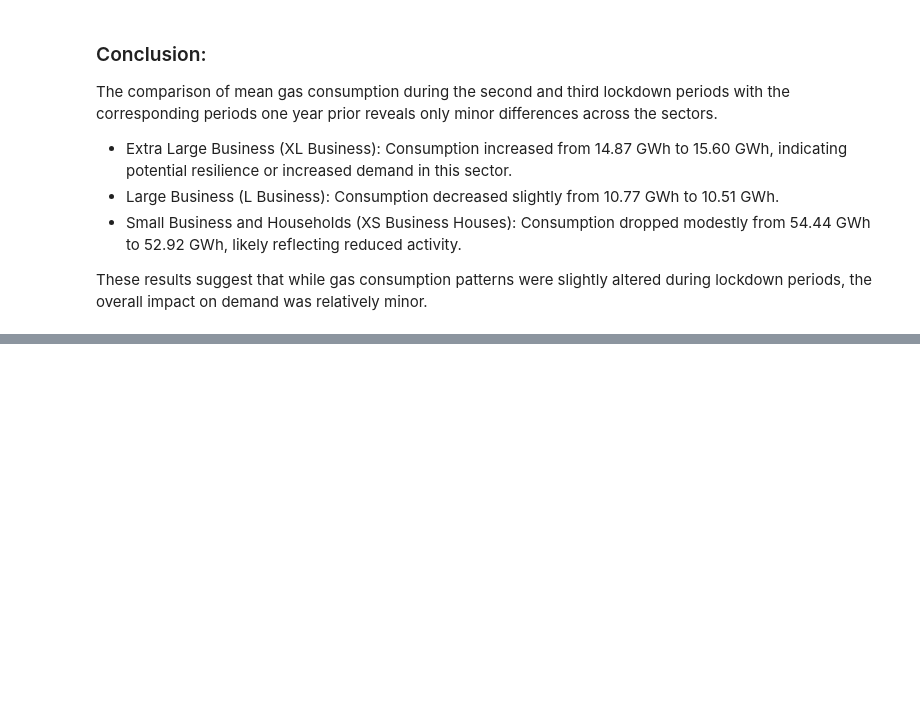
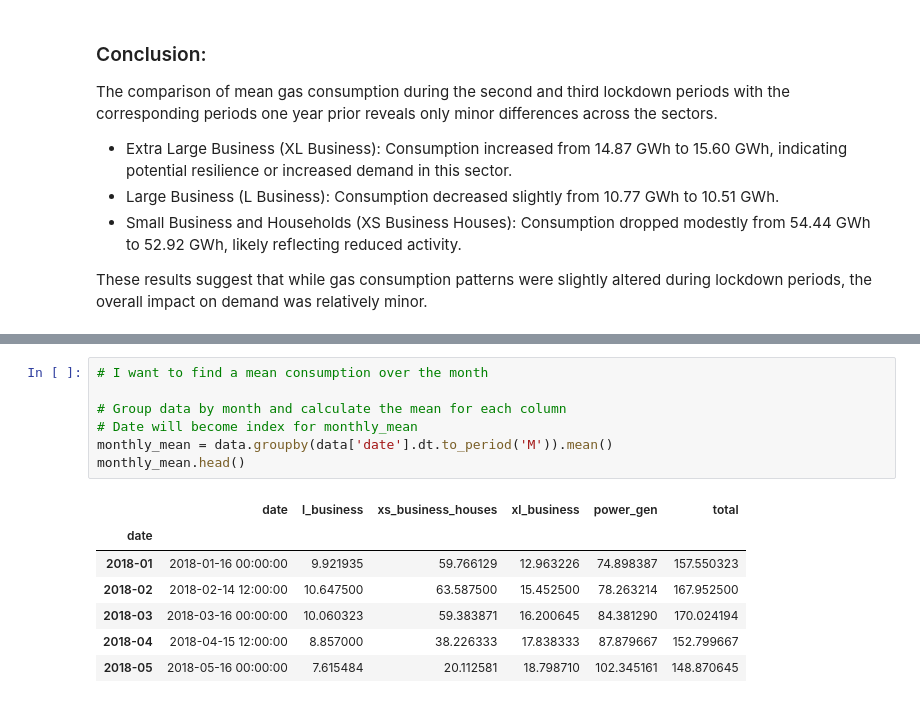
Before and after one commit to Kate-217/pogramming_for_data_analytics, a Jupyter notebook: project/project_2.ipynb, the cells around one changed output, grey strips where cells are left out. Saved outputs shown, nothing was run; the diff lists cells and outputs as text; blank space fills up the shorter version.

```diff
--- a/project/project_2.ipynb
+++ b/project/project_2.ipynb
@@ -192,0 +237,15 @@ These results suggest that while gas consumption patterns were slightly altered
+# %%
+# I want to find a mean consumption over the month
+
+# Group data by month and calculate the mean for each column
+# Date will become index for monthly_mean
+monthly_mean = data.groupby(data['date'].dt.to_period('M')).mean()
+monthly_mean.head()
+# %% [output]
+|  | date | l_business | xs_business_houses | xl_business | power_gen | total |
+| date |  |  |  |  |  |  |
+| 2018-01 | 2018-01-16 00:00:00 | 9.921935 | 59.766129 | 12.963226 | 74.898387 | 157.550323 |
+| 2018-02 | 2018-02-14 12:00:00 | 10.647500 | 63.587500 | 15.452500 | 78.263214 | 167.952500 |
+| 2018-03 | 2018-03-16 00:00:00 | 10.060323 | 59.383871 | 16.200645 | 84.381290 | 170.024194 |
+| 2018-04 | 2018-04-15 12:00:00 | 8.857000 | 38.226333 | 17.838333 | 87.879667 | 152.799667 |
+| 2018-05 | 2018-05-16 00:00:00 | 7.615484 | 20.112581 | 18.798710 | 102.345161 | 148.870645 |
```
Also changed, not shown: parts of 12 cells of this notebook.
